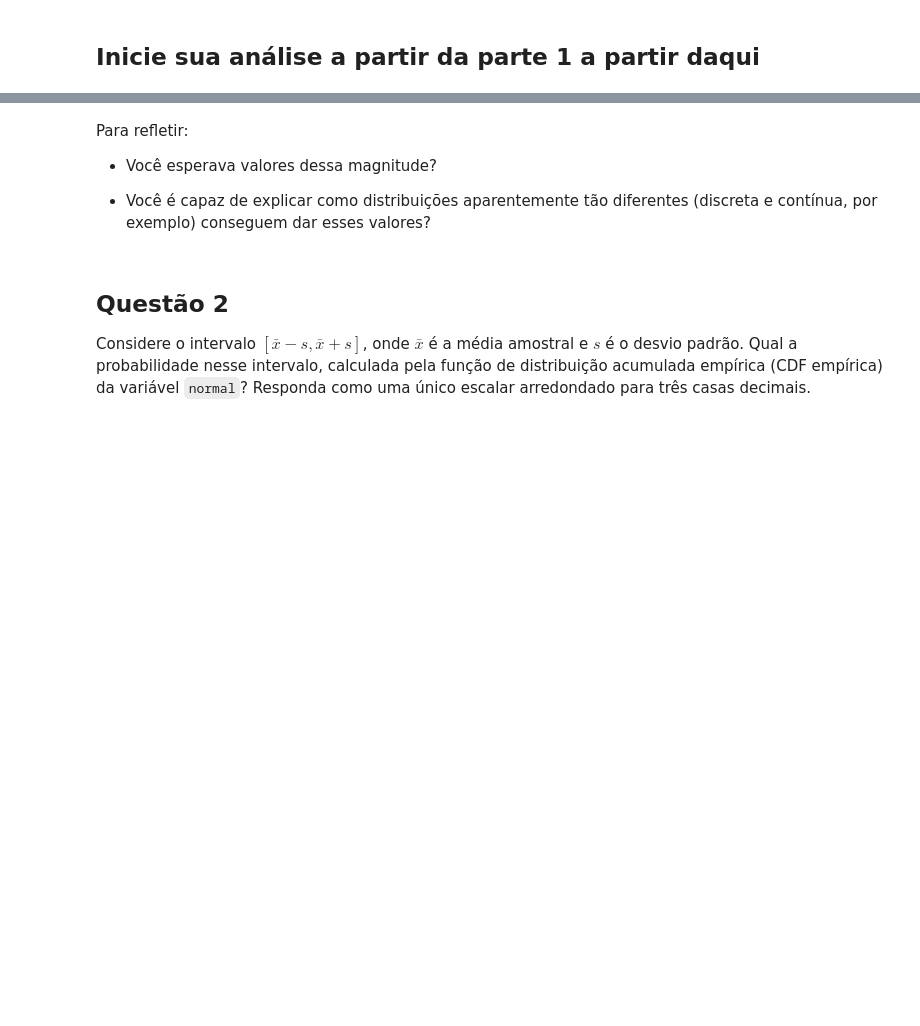
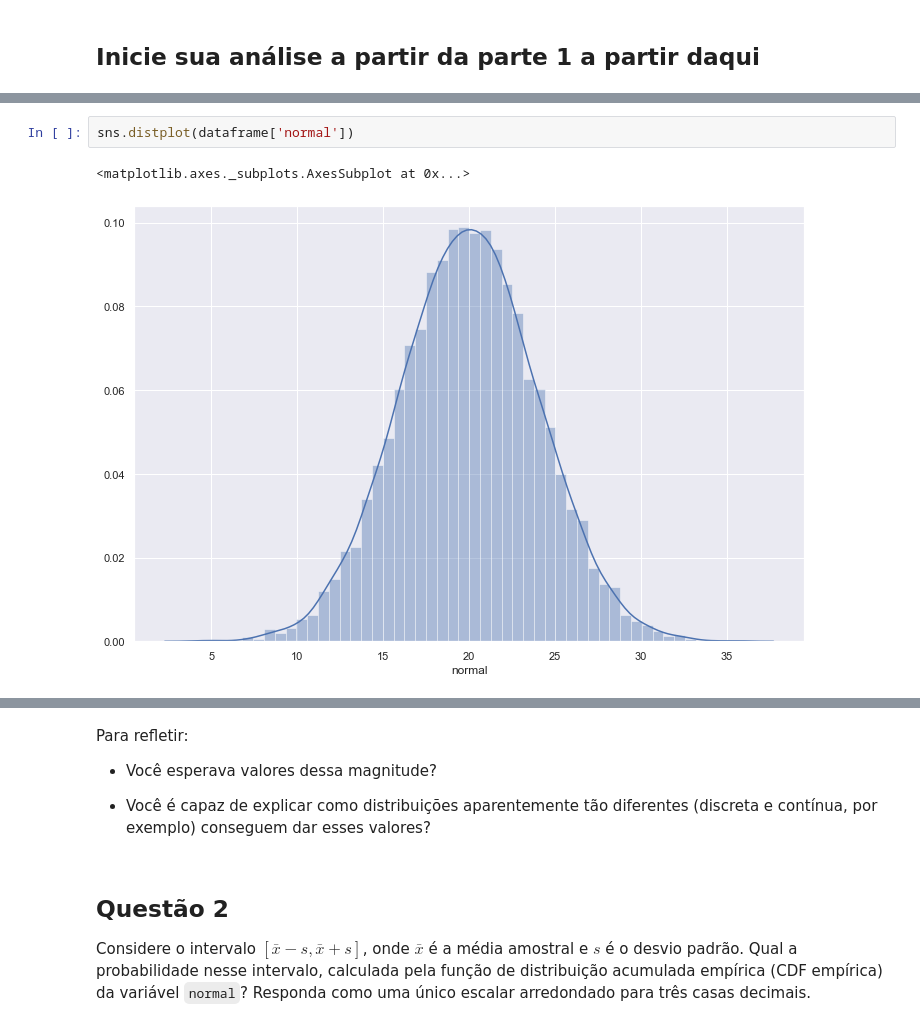
Before and after one commit to gabipz/data-science-codenation, a Jupyter notebook: 04-probability-distributions-challange/probability-distributions.ipynb, the cells around one changed output, grey strips where cells are left out. Drawn from its saved outputs; the diff is of its cells as text; blank space fills up the shorter version.

```diff
--- a/04-probability-distributions-challange/probability-distributions.ipynb
+++ b/04-probability-distributions-challange/probability-distributions.ipynb
@@ -49,0 +50,5 @@ dataframe = pd.DataFrame({"normal": sct.norm.rvs(20, 4, size=10000),
+# %%
+sns.distplot(dataframe['normal'])
+# %% [output]
+<matplotlib.axes._subplots.AxesSubplot at 0x...>
+[figure, added]
```
Also changed, not shown: parts of 11 cells of this notebook.
